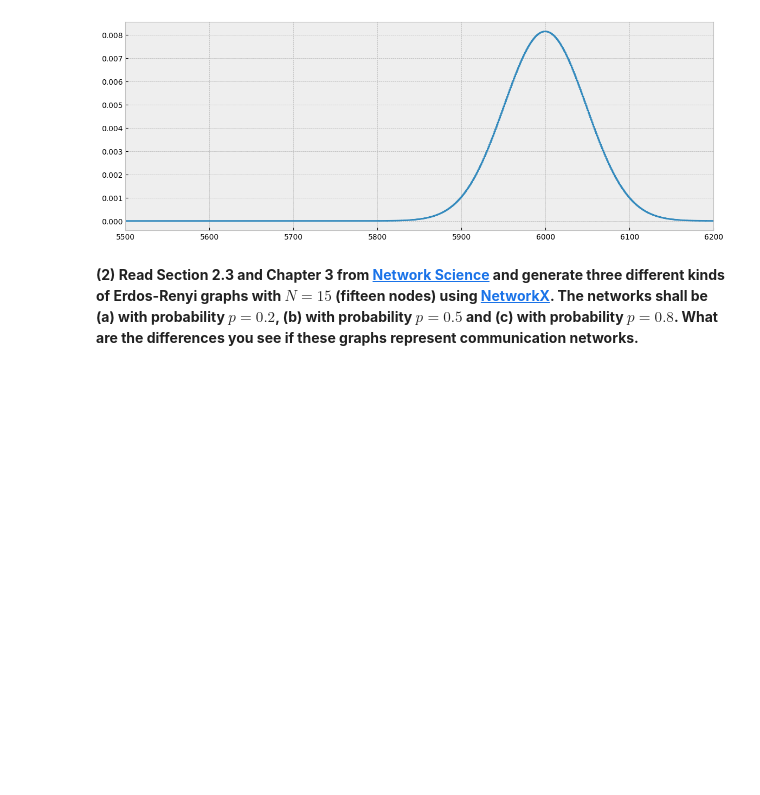
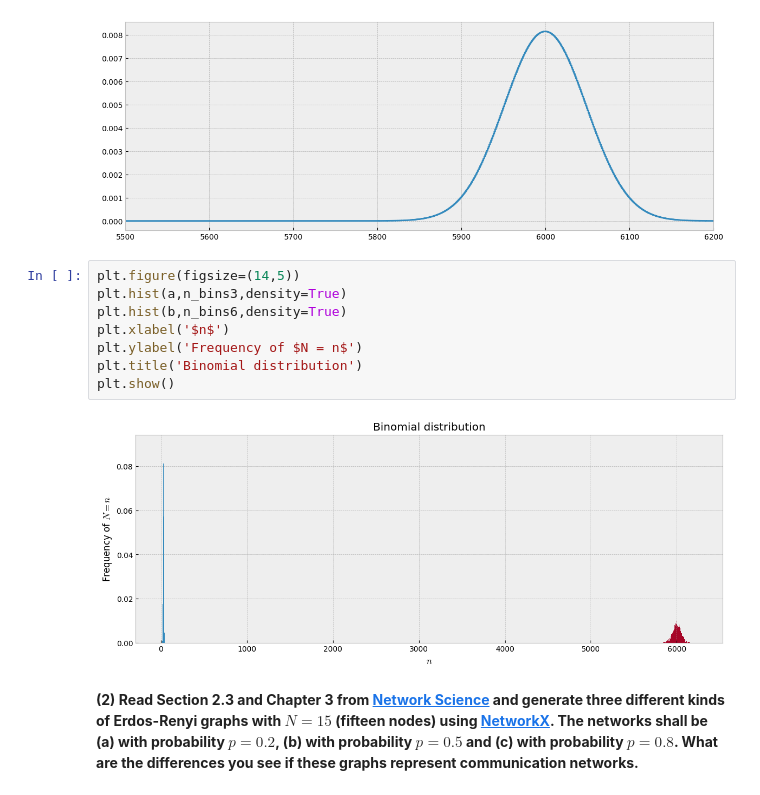
Before and after one commit to 3p10/intro-iot-systems, a Jupyter notebook: Week 5/homework-w5.ipynb, the cells around one changed output. Saved outputs shown, nothing was run; the diff lists cells and outputs as text; blank space fills up the shorter version.

```diff
--- a/Week 5/homework-w5.ipynb
+++ b/Week 5/homework-w5.ipynb
@@ -66,6 +66,16 @@ plt.xlim([5500, 6200])
 # %% [output]
 (5500.0, 6200.0)
 [figure]
+# %%
+plt.figure(figsize=(14,5))
+plt.hist(a,n_bins3,density=True)
+plt.hist(b,n_bins6,density=True)
+plt.xlabel('$n$')
+plt.ylabel('Frequency of $N = n$')
+plt.title('Binomial distribution')
+plt.show()
+# %% [output]
+[figure, added]
 # %% [markdown]
 **(2) Read Section 2.3 and Chapter 3 from [Network Science](http://networksciencebook.com/) and generate three different kinds of Erdos-Renyi graphs with $N=15$ (fifteen nodes) using [NetworkX](https://networkx.github.io/documentation/stable/reference/generated/networkx.generators.random_graphs.erdos_renyi_graph.html?highlight=erdos#networkx.generators.random_graphs.erdos_renyi_graph).
 The networks shall be (a)  with probability $p=0.2$, (b) with probability $p=0.5$ and (c) with probability $p=0.8$. What are the differences you see if these graphs represent communication networks.**
```
